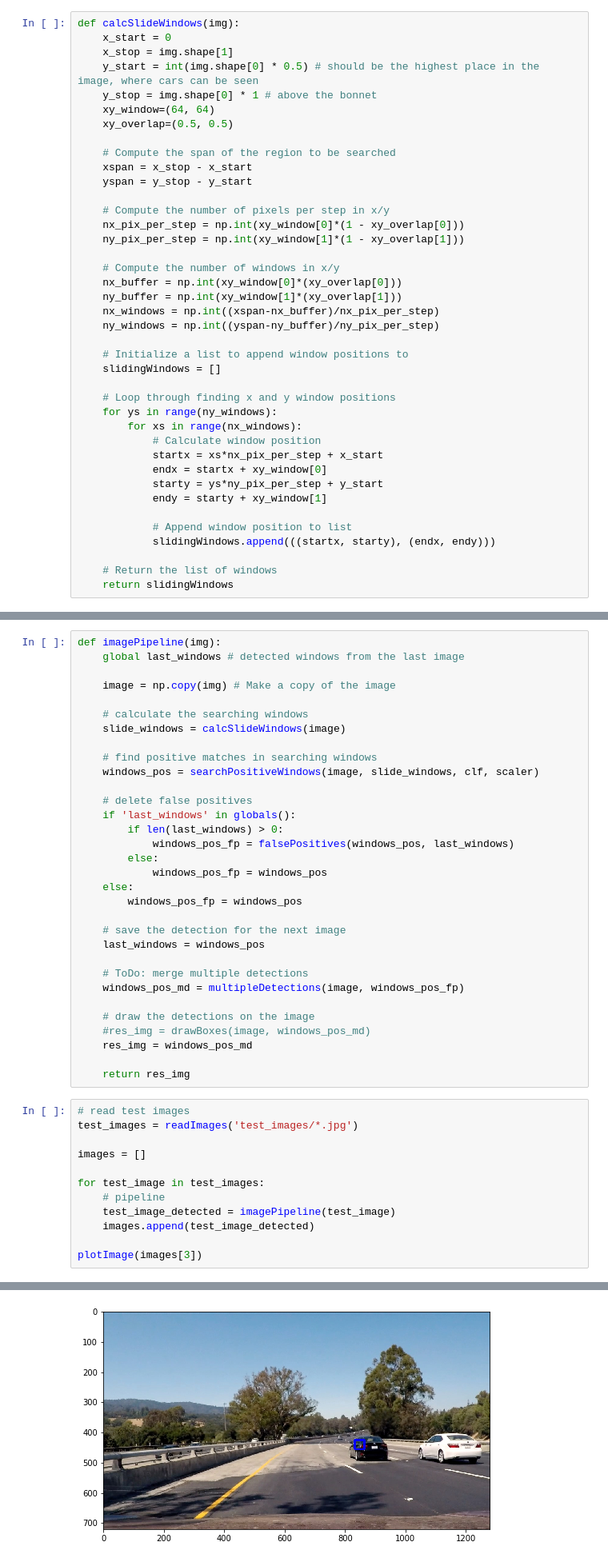
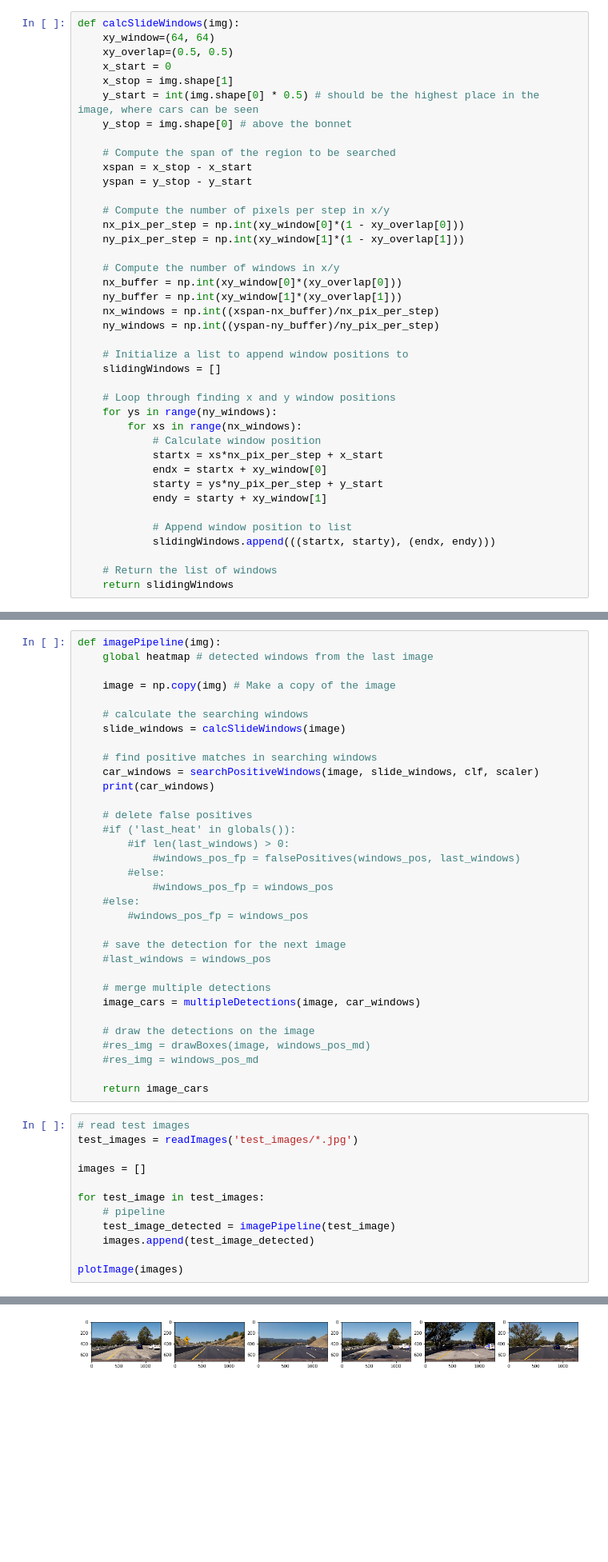
Before and after one commit to meadx/CarND-Vehicle-Detection, a Jupyter notebook: VehicleDetection.ipynb, the cells around one changed output, grey strips where cells are left out. Shown at 80% size. Saved outputs shown, nothing was run; the diff lists cells and outputs as text; blank space fills up the shorter version.

Commit message:
Version 0.5: Detection must be improved

```diff
--- a/VehicleDetection.ipynb
+++ b/VehicleDetection.ipynb
@@ -32,12 +32,12 @@ ___
 **Output:** List of sliding windows
 # %%
 def calcSlideWindows(img):
+    xy_window=(64, 64)
+    xy_overlap=(0.5, 0.5)
     x_start = 0
     x_stop = img.shape[1]
     y_start = int(img.shape[0] * 0.5) # should be the highest place in the image, where cars can be seen
-    y_stop = img.shape[0] * 1 # above the bonnet
-    xy_window=(64, 64)
-    xy_overlap=(0.5, 0.5)
+    y_stop = img.shape[0] # above the bonnet
 
     # Compute the span of the region to be searched
     xspan = x_stop - x_start
@@ -542,7 +555,7 @@ ___
 **Output:** images with marked detected vehicles
 # %%
 def imagePipeline(img):
-    global last_windows # detected windows from the last image
+    global heatmap # detected windows from the last image
 
     image = np.copy(img) # Make a copy of the image
 
@@ -550,28 +563,29 @@ def imagePipeline(img):
     slide_windows = calcSlideWindows(image)
 
     # find positive matches in searching windows
-    windows_pos = searchPositiveWindows(image, slide_windows, clf, scaler)
+    car_windows = searchPositiveWindows(image, slide_windows, clf, scaler)
+    print(car_windows)
 
     # delete false positives
-    if 'last_windows' in globals():
-        if len(last_windows) > 0:
-            windows_pos_fp = falsePositives(windows_pos, last_windows)
-        else:
-            windows_pos_fp = windows_pos
-    else:
-        windows_pos_fp = windows_pos
+    #if ('last_heat' in globals()):
+        #if len(last_windows) > 0:
+            #windows_pos_fp = falsePositives(windows_pos, last_windows)
+        #else:
+            #windows_pos_fp = windows_pos
+    #else:
+        #windows_pos_fp = windows_pos
 
     # save the detection for the next image
-    last_windows = windows_pos
+    #last_windows = windows_pos
 
-    # ToDo: merge multiple detections
-    windows_pos_md = multipleDetections(image, windows_pos_fp)
+    # merge multiple detections
+    image_cars = multipleDetections(image, car_windows)
 
     # draw the detections on the image
     #res_img = drawBoxes(image, windows_pos_md)
-    res_img = windows_pos_md
+    #res_img = windows_pos_md
 
-    return res_img
+    return image_cars
 # %%
 # read test images
 test_images = readImages('test_images/*.jpg')
@@ -583,5 +597,5 @@ for test_image in test_images:
     test_image_detected = imagePipeline(test_image)
     images.append(test_image_detected)
 
-plotImage(images[3])
+plotImage(images)
 # %% [output]
@@ -595,4 +614,4 @@ plotImage(images[3])
-[figure, old version]
+[figure, new version]
 # %% [markdown]
 ___
 #### Code Cell ?: Video Pipeline
```
Also changed, not shown: parts of 6 cells of this notebook.
